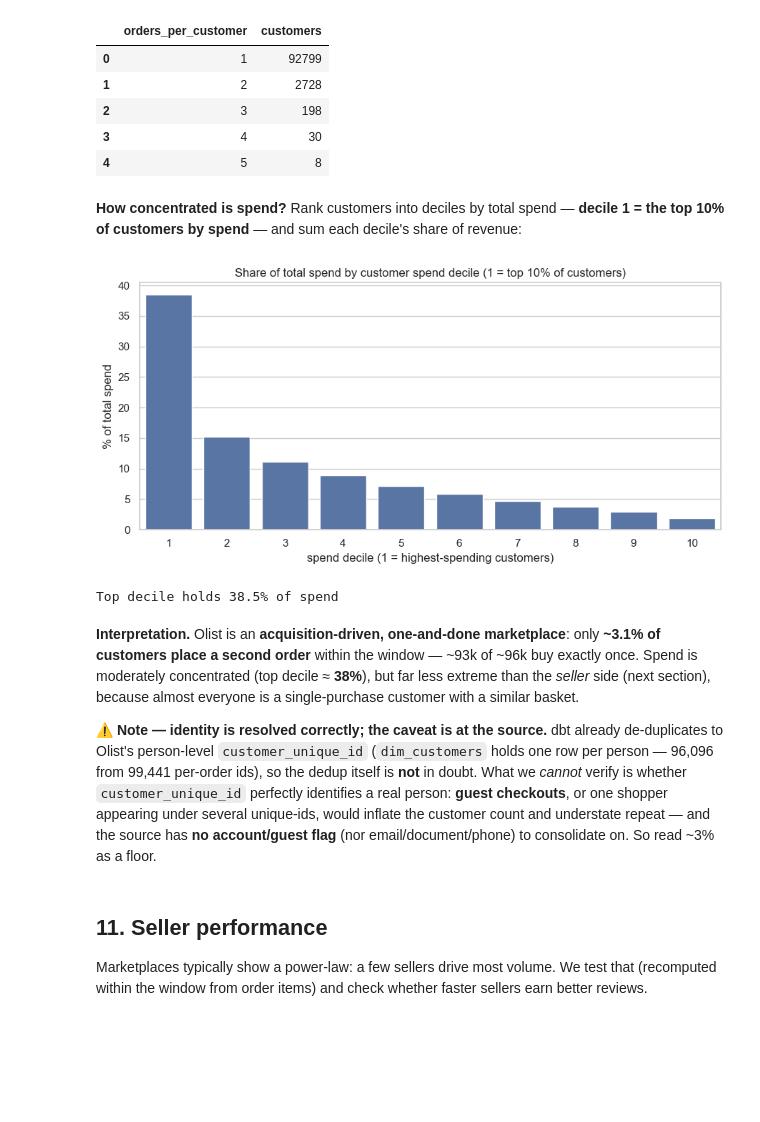
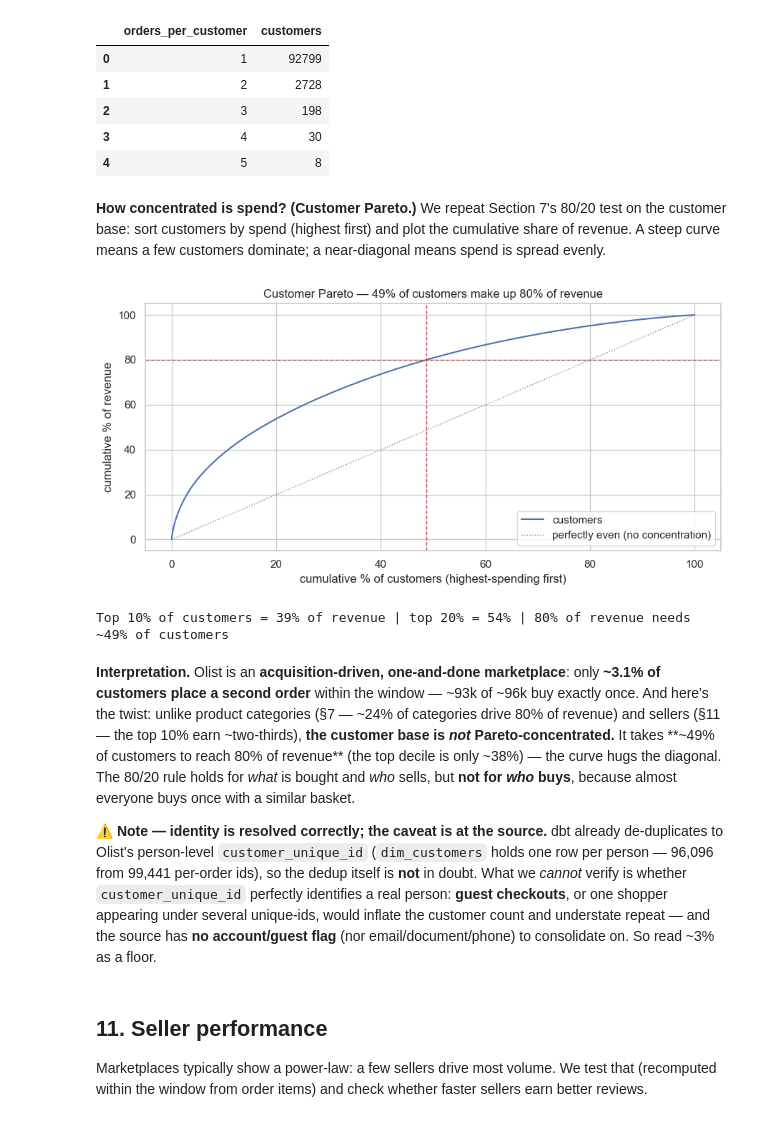
Before and after one commit to Darth0525/retail-platform-analytics, a Jupyter notebook: analysis/01_exploratory_analysis.ipynb, the cells around one changed output. Cells and saved outputs as stored; diff of their text form; code cells hidden in the pictures; blank space fills up the shorter version.

```diff
--- a/analysis/01_exploratory_analysis.ipynb
+++ b/analysis/01_exploratory_analysis.ipynb
@@ -587,30 +588,41 @@ orders_per_cust.head()
 | 2 | 3 | 198 |
 | 3 | 4 | 30 |
 | 4 | 5 | 8 |
-# %% [markdown]
-**How concentrated is spend?** Rank customers into deciles by total spend — **decile 1 = the top
-10% of customers by spend** — and sum each decile's share of revenue:
-# %%
-# Spend deciles: rank descending so decile 1 holds the highest-spending customers.
-custw["spend_decile"] = pd.qcut(custw["spend"].rank(method="first", ascending=False),
-                                10, labels=range(1, 11)).astype(int)
-conc = (custw.groupby("spend_decile")["spend"].sum().rename("spend").reset_index())
-conc["spend_share_pct"] = (100 * conc["spend"] / conc["spend"].sum()).round(1)
-
-fig, ax = plt.subplots()
-sns.barplot(data=conc, x="spend_decile", y="spend_share_pct", ax=ax, color="#4C72B0")
-ax.set_title("Share of total spend by customer spend decile (1 = top 10% of customers)")
-ax.set_xlabel("spend decile (1 = highest-spending customers)"); ax.set_ylabel("% of total spend")
-plt.tight_layout(); plt.show()
-print(f"Top decile holds {conc.loc[conc['spend_decile'] == 1, 'spend_share_pct'].iloc[0]}% of spend")
-# %% [output]
-[figure, removed]
-Top decile holds 38.5% of spend
+# %% [markdown]
+**How concentrated is spend? (Customer Pareto.)** We repeat Section 7's 80/20 test on the customer
+base: sort customers by spend (highest first) and plot the cumulative share of revenue. A steep curve
+means a few customers dominate; a near-diagonal means spend is spread evenly.
+# %%
+# Customer Pareto: cumulative revenue vs cumulative share of customers (highest-spending first).
+# Mirrors the category Pareto in Section 7 — do a few customers drive most of the revenue?
+spend_sorted = custw["spend"].sort_values(ascending=False).to_numpy()
+cum_rev = 100 * np.cumsum(spend_sorted) / spend_sorted.sum()
+cum_cust = 100 * np.arange(1, len(spend_sorted) + 1) / len(spend_sorted)
+pct_cust_for_80 = cum_cust[np.searchsorted(cum_rev, 80)]   # % of customers needed to reach 80% revenue
+
+fig, ax = plt.subplots()
+ax.plot(cum_cust, cum_rev, color="#4C72B0", label="customers")
+ax.plot([0, 100], [0, 100], color="grey", ls=":", lw=1, label="perfectly even (no concentration)")
+ax.axhline(80, color="#C44E52", ls="--", lw=1)
+ax.axvline(pct_cust_for_80, color="#C44E52", ls="--", lw=1)
+ax.set_title(f"Customer Pareto — {pct_cust_for_80:.0f}% of customers make up 80% of revenue")
+ax.set_xlabel("cumulative % of customers (highest-spending first)")
+ax.set_ylabel("cumulative % of revenue"); ax.legend(loc="lower right")
+plt.tight_layout(); plt.show()
+top10 = cum_rev[int(0.10 * len(cum_rev)) - 1]; top20 = cum_rev[int(0.20 * len(cum_rev)) - 1]
+print(f"Top 10% of customers = {top10:.0f}% of revenue | top 20% = {top20:.0f}% | "
+      f"80% of revenue needs ~{pct_cust_for_80:.0f}% of customers")
+# %% [output]
+[figure, added]
+Top 10% of customers = 39% of revenue | top 20% = 54% | 80% of revenue needs ~49% of customers
 # %% [markdown]
 **Interpretation.** Olist is an **acquisition-driven, one-and-done marketplace**: only **~3.1% of
-customers place a second order** within the window — ~93k of ~96k buy exactly once. Spend is moderately
-concentrated (top decile ≈ **38%**), but far less extreme than the *seller* side (next section), because
-almost everyone is a single-purchase customer with a similar basket.
+customers place a second order** within the window — ~93k of ~96k buy exactly once. And here's the twist:
+unlike product categories (§7 — ~24% of categories drive 80% of revenue) and sellers (§11 — the top 10%
+earn ~two-thirds), **the customer base is *not* Pareto-concentrated.** It takes **~49% of customers to
+reach 80% of revenue** (the top decile is only ~38%) — the curve hugs the diagonal. The 80/20 rule holds
+for *what* is bought and *who* sells, but **not for *who* buys**, because almost everyone buys once with
+a similar basket.
 
 **⚠️ Note — identity is resolved correctly; the caveat is at the source.** dbt already de-duplicates to
 Olist's person-level `customer_unique_id` (`dim_customers` holds one row per person — 96,096 from 99,441
```
Also changed, not shown: parts of 1 cell of this notebook.
